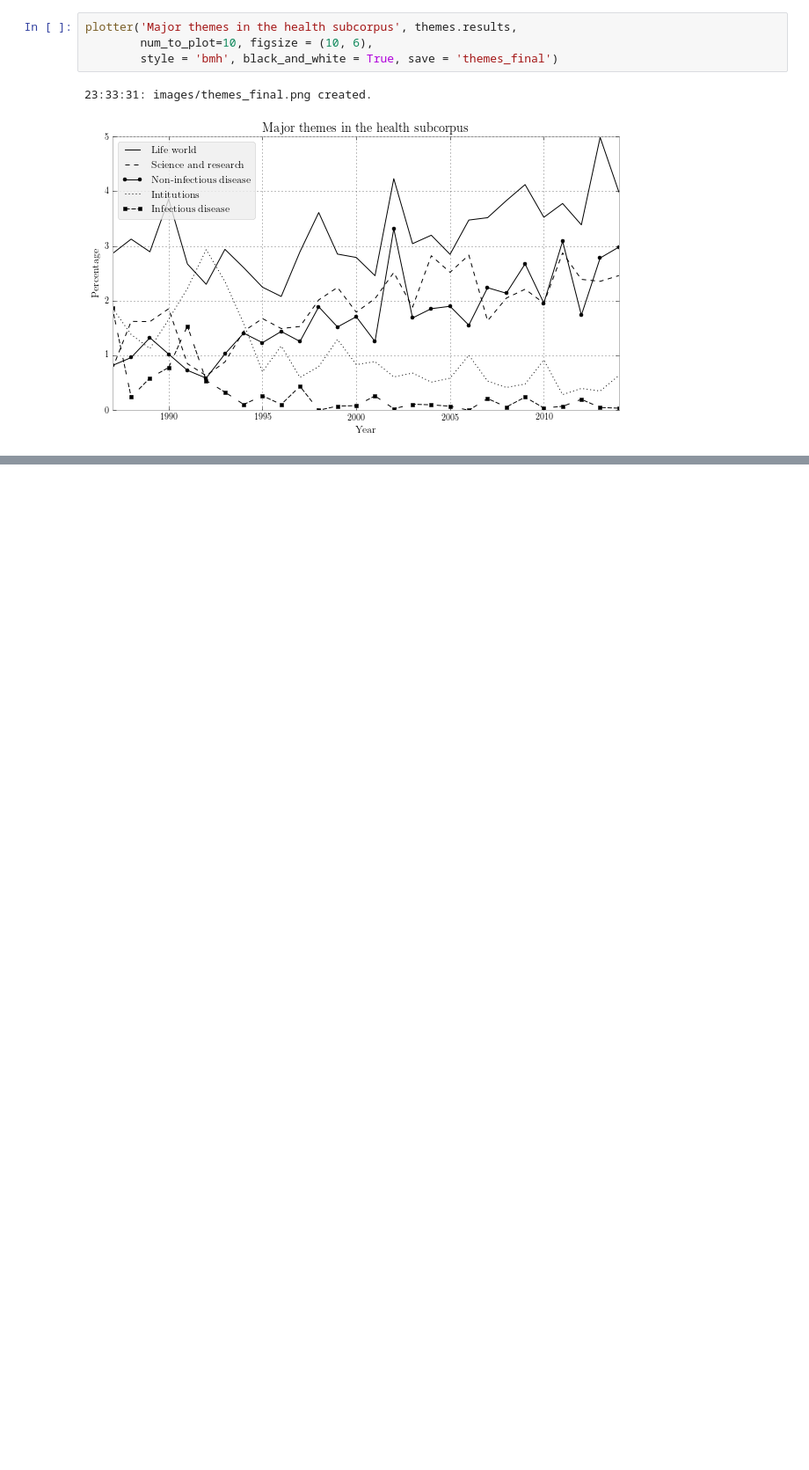
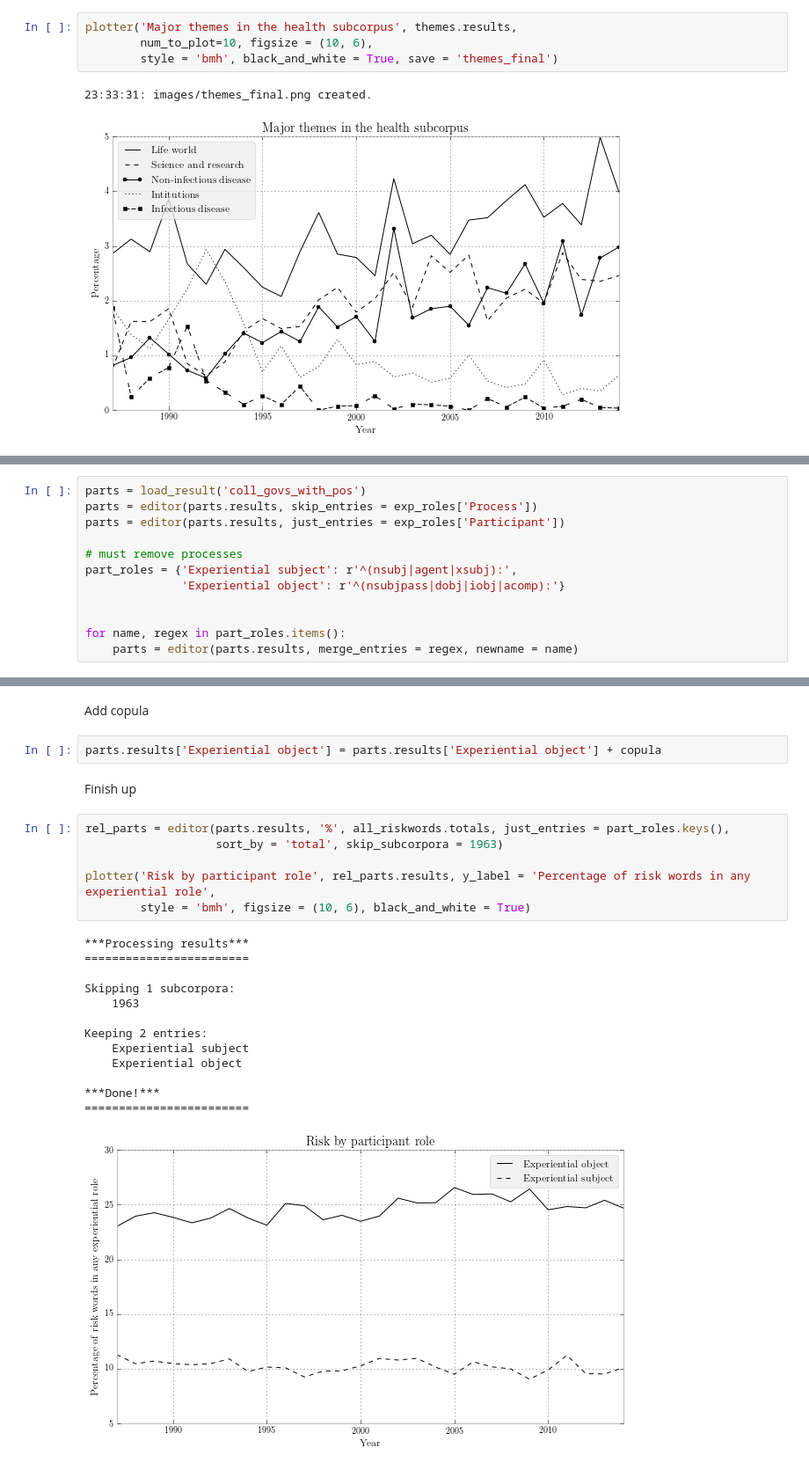
Before and after one commit to interrogator/risk, a Jupyter notebook: book_chapter_figures.ipynb, the cells around one changed output, grey strips where cells are left out. Shown at 88% size. Cells and saved outputs as stored; diff of their text form; blank space fills up the shorter version.

```diff
--- a/book_chapter_figures.ipynb
+++ b/book_chapter_figures.ipynb
@@ -562,0 +712,12 @@ plotter('Major themes in the health subcorpus', themes.results,
+# %%
+parts = load_result('coll_govs_with_pos')
+parts = editor(parts.results, skip_entries = exp_roles['Process'])
+parts = editor(parts.results, just_entries = exp_roles['Participant'])
+
+# must remove processes
+part_roles = {'Experiential subject': r'^(nsubj|agent|xsubj):',
+              'Experiential object': r'^(nsubjpass|dobj|iobj|acomp):'}
+
+
+for name, regex in part_roles.items():
+    parts = editor(parts.results, merge_entries = regex, newname = name)
@@ -562,0 +742,26 @@ plotter('Major themes in the health subcorpus', themes.results,
+# %% [markdown]
+Add copula
+# %%
+parts.results['Experiential object'] = parts.results['Experiential object'] + copula
+# %% [markdown]
+Finish up
+# %%
+rel_parts = editor(parts.results, '%', all_riskwords.totals, just_entries = part_roles.keys(),
+                   sort_by = 'total', skip_subcorpora = 1963)
+
+plotter('Risk by participant role', rel_parts.results, y_label = 'Percentage of risk words in any experiential role',
+        style = 'bmh', figsize = (10, 6), black_and_white = True)
+# %% [output]
+***Processing results***
+========================
+
+Skipping 1 subcorpora:
+    1963
+
+Keeping 2 entries:
+    Experiential subject
+    Experiential object
+
+***Done!***
+========================
+[figure, added]
```
Also changed, not shown: parts of 31 cells of this notebook, 6 other files.
